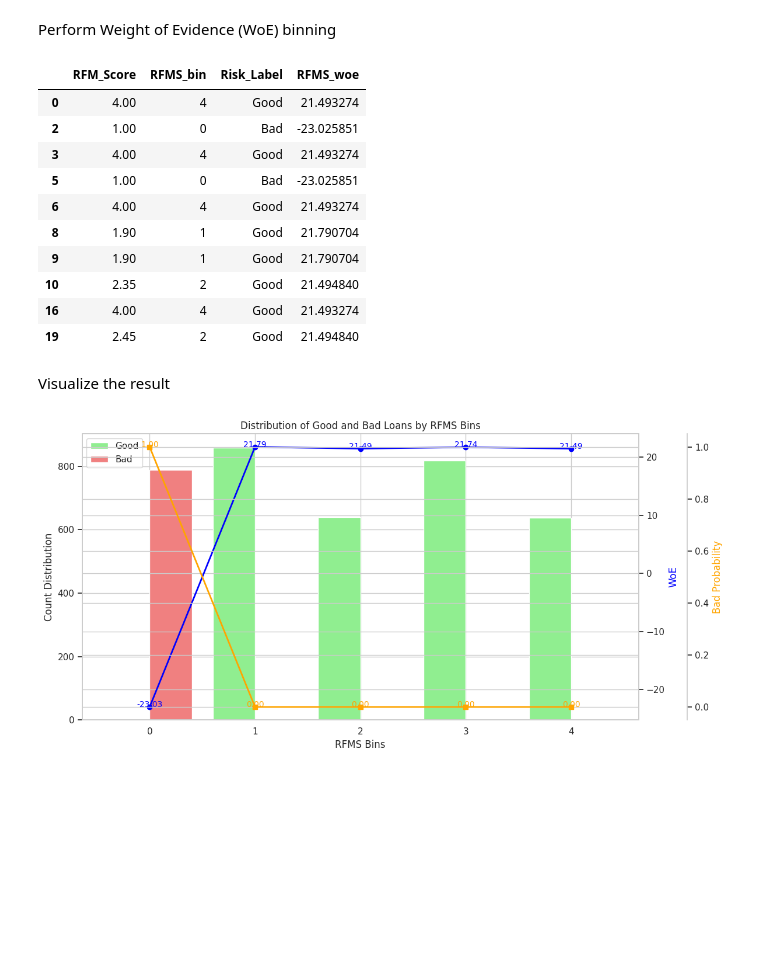
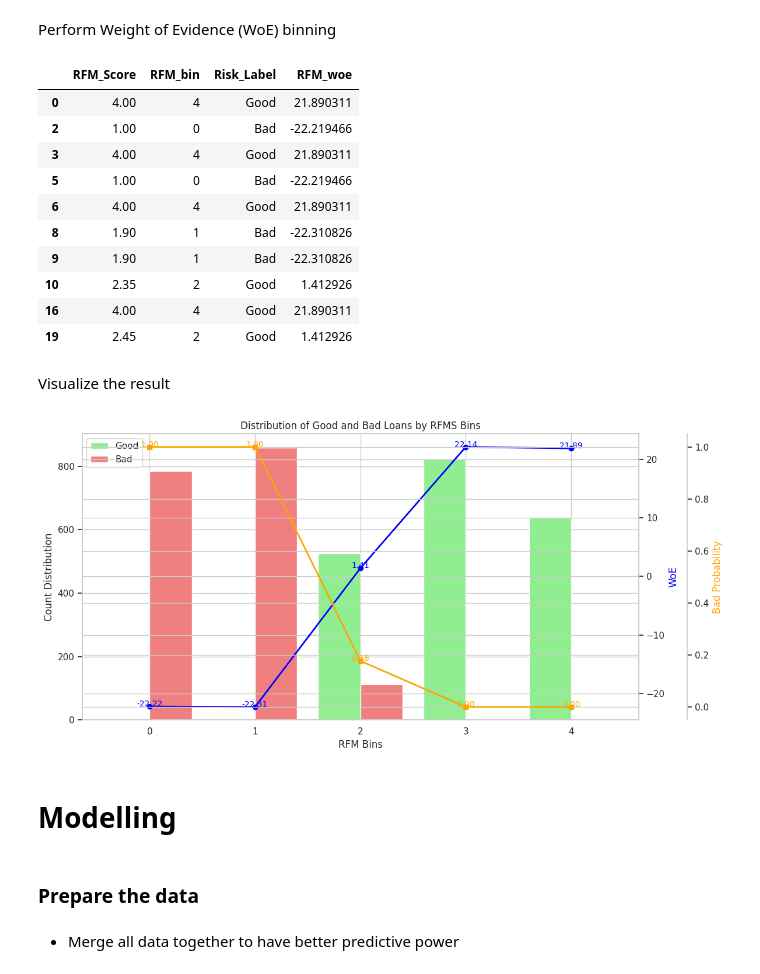
Before and after one commit to epythonlab/bati-bank-credit-scoring, a Jupyter notebook: notebooks/credit_risk_analysis.ipynb, the cells around one changed output. Saved outputs shown, nothing was run; the diff lists cells and outputs as text; code cells hidden in the pictures; blank space fills up the shorter version.

```diff
--- a/notebooks/credit_risk_analysis.ipynb
+++ b/notebooks/credit_risk_analysis.ipynb
@@ -579,11 +590,11 @@ data = {
 }
 
 # Step 1: Create RFMS bins with unique edges
-rfm_df['RFMS_bin'] = pd.qcut(rfm_df['RFM_Score'], 5, labels=False, duplicates='drop')
+rfm_df['RFM_bin'] = pd.qcut(rfm_df['RFM_Score'], 5, labels=False, duplicates='drop')
 
 # Step 2: Calculate good and bad counts
 def calculate_counts(data):
-    grouped_data = data.groupby('RFMS_bin')
+    grouped_data = data.groupby('RFM_bin')
     good_count = grouped_data['Risk_Label'].apply(lambda x: (x == 'Good').sum())
     bad_count = grouped_data['Risk_Label'].apply(lambda x: (x == 'Bad').sum())
 
@@ -614,22 +625,22 @@ woe_values = calculate_woe(good_count, bad_count)
 woe_mapping = pd.Series(woe_values, index=good_count.index)
 
 # Map WoE values back to the original DataFrame
-rfm_df['RFMS_woe'] = rfm_df['RFMS_bin'].map(woe_mapping)
+rfm_df['RFM_woe'] = rfm_df['RFM_bin'].map(woe_mapping)
 # %%
 # Display the updated DataFrame
-rfm_df[['RFM_Score', 'RFMS_bin', 'Risk_Label', 'RFMS_woe']].head(10)
+rfm_df[['RFM_Score', 'RFM_bin', 'Risk_Label', 'RFM_woe']].head(10)
 # %% [output]
-|  | RFM_Score | RFMS_bin | Risk_Label | RFMS_woe |
-| 0 | 4.00 | 4 | Good | 21.493274 |
-| 2 | 1.00 | 0 | Bad | -23.025851 |
-| 3 | 4.00 | 4 | Good | 21.493274 |
-| 5 | 1.00 | 0 | Bad | -23.025851 |
-| 6 | 4.00 | 4 | Good | 21.493274 |
-| 8 | 1.90 | 1 | Good | 21.790704 |
-| 9 | 1.90 | 1 | Good | 21.790704 |
-| 10 | 2.35 | 2 | Good | 21.494840 |
-| 16 | 4.00 | 4 | Good | 21.493274 |
-| 19 | 2.45 | 2 | Good | 21.494840 |
+|  | RFM_Score | RFM_bin | Risk_Label | RFM_woe |
+| 0 | 4.00 | 4 | Good | 21.890311 |
+| 2 | 1.00 | 0 | Bad | -22.219466 |
+| 3 | 4.00 | 4 | Good | 21.890311 |
+| 5 | 1.00 | 0 | Bad | -22.219466 |
+| 6 | 4.00 | 4 | Good | 21.890311 |
+| 8 | 1.90 | 1 | Bad | -22.310826 |
+| 9 | 1.90 | 1 | Bad | -22.310826 |
+| 10 | 2.35 | 2 | Good | 1.412926 |
+| 16 | 4.00 | 4 | Good | 21.890311 |
+| 19 | 2.45 | 2 | Good | 1.412926 |
 # %% [markdown]
 Visualize the result
 # %%
@@ -639,11 +650,11 @@ bad_probability = bad_count / (good_count + bad_count)
 
 # Step 3: Prepare the DataFrame for plotting
 plot_data = pd.DataFrame({
-    'RFMS_bin': good_count.index,
+    'RFM_bin': good_count.index,
     'Good_Count': good_count.values,
     'Bad_Count': bad_count.values,
     'Bad_Probability': bad_probability.values,
-    'RFMS_woe': rfm_df.groupby('RFMS_bin')['RFMS_woe'].first().values
+    'RFM_woe': rfm_df.groupby('RFM_bin')['RFM_woe'].first().values
 })
 
 # Step 4: Plotting
@@ -651,41 +662,47 @@ fig, ax1 = plt.subplots(figsize=(12, 6))
 
 # Bar plot for Good and Bad Counts
 bar_width = 0.4
-index = plot_data['RFMS_bin']
+index = plot_data['RFM_bin']
 
 # Create bar plots for Good and Bad counts
 bar1 = ax1.bar(index - bar_width/2, plot_data['Good_Count'], width=bar_width, label='Good', color='lightgreen')
 bar2 = ax1.bar(index + bar_width/2, plot_data['Bad_Count'], width=bar_width, label='Bad', color='lightcoral')
 
-ax1.set_xlabel('RFMS Bins')
+ax1.set_xlabel('RFM Bins')
 ax1.set_ylabel('Count Distribution')
 ax1.set_title('Distribution of Good and Bad Loans by RFMS Bins')
 ax1.legend(loc='upper left')
 
 # Adding WoE line
 ax2 = ax1.twinx()
-ax2.plot(index, plot_data['RFMS_woe'], color='blue', marker='o', label='WoE', linewidth=2)
+ax2.plot(index, plot_data['RFM_woe'], color='blue', marker='o', label='WoE', linewidth=2)
 ax2.set_ylabel('WoE', color='blue')
 
 # Annotate WoE values on the line
-for i, woe in enumerate(plot_data['RFMS_woe']):
+for i, woe in enumerate(plot_data['RFM_woe']):
     ax2.text(index[i], woe, f'{woe:.2f}', color='blue', ha='center', fontsize=10)
 
 # Adding Bad Probability
 ax3 = ax1.twinx()
 ax3.spines['right'].set_position(('outward', 60))  # Move the third y-axis outwards
 ax3.plot(index, plot_data['Bad_Probability'], color='orange', marker='s', label='Bad Probability', linewidth=2)
 ax3.set_ylabel('Bad Probability', color='orange')
 
 # Annotate Bad Probability values on the line
 for i, prob in enumerate(plot_data['Bad_Probability']):
     ax3.text(index[i], prob, f'{prob:.2f}', color='orange', ha='center', fontsize=10)
 
 # Show grid
 ax1.grid(True)
 ax1.set_xticks(index)
-ax1.set_xticklabels(plot_data['RFMS_bin'])
+ax1.set_xticklabels(plot_data['RFM_bin'])
 plt.tight_layout()
 plt.show()
 # %% [output]
-[figure, old version]
+[figure, new version]
+# %% [markdown]
+# Modelling
+# %% [markdown]
+### Prepare the data
+# %% [markdown]
+- Merge all data together to have better predictive power
```
Also changed, not shown: parts of 40 cells of this notebook, 2 other files.
